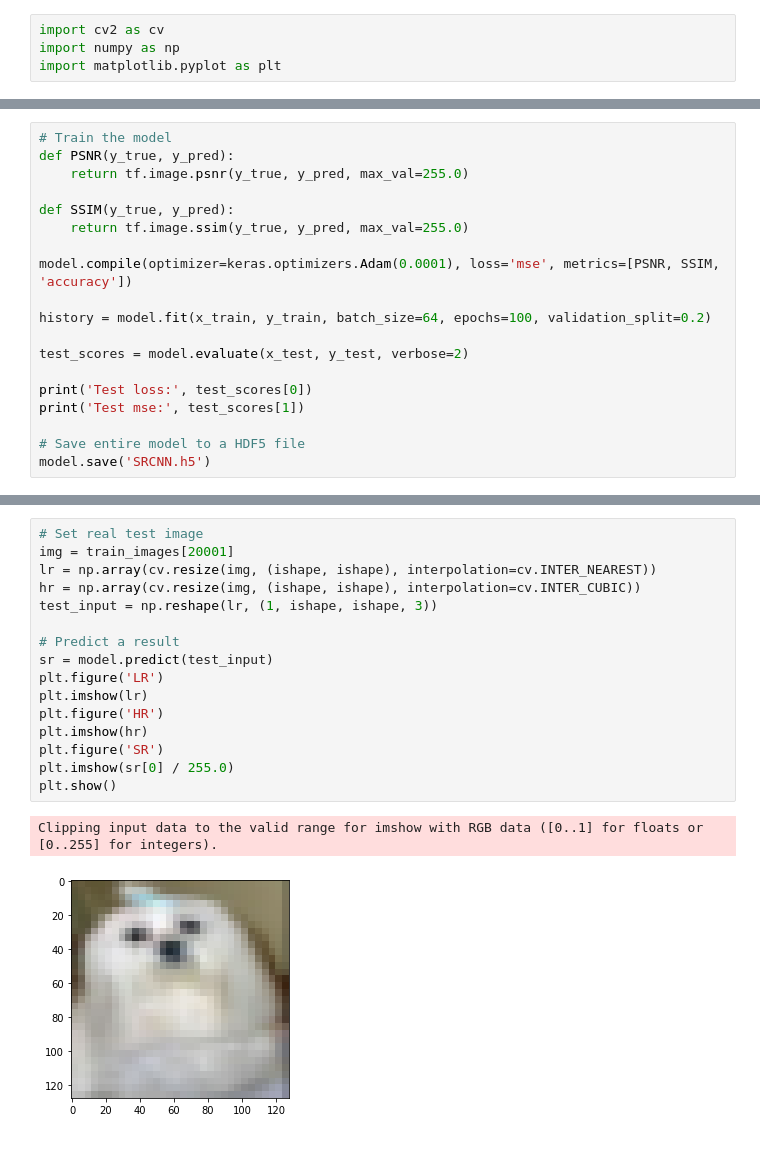
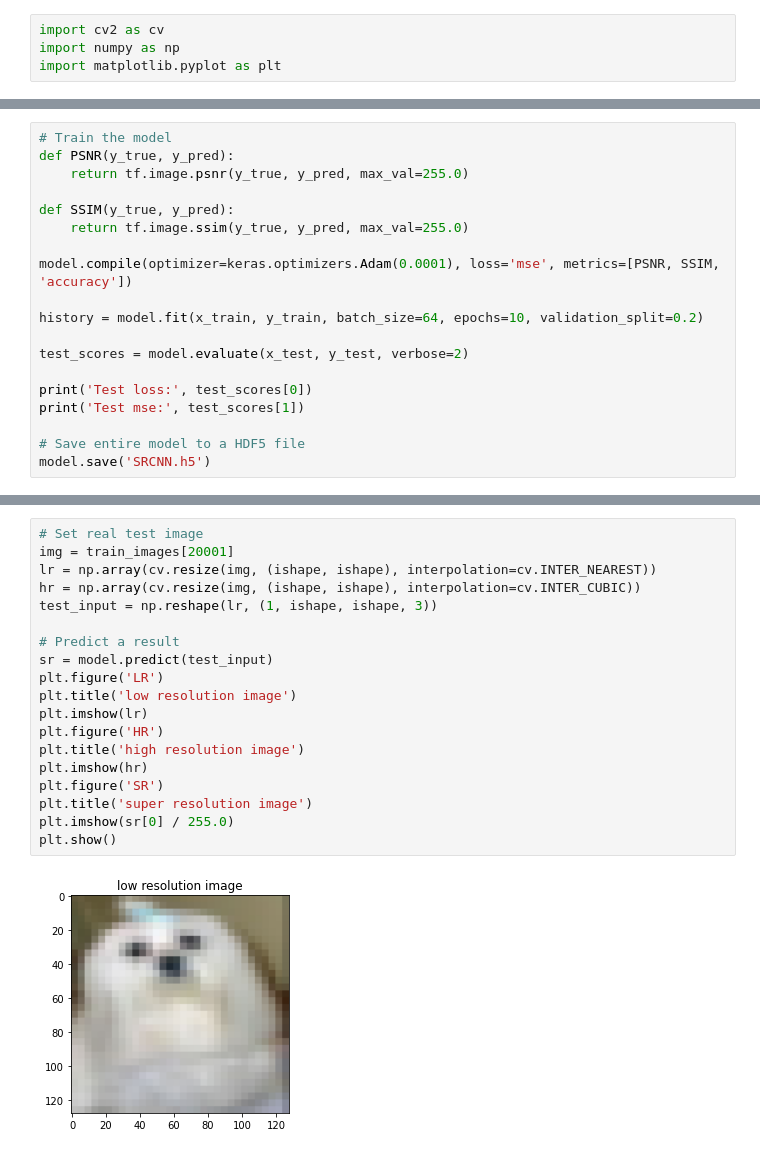
Before and after one commit to kiseonjeong/computer-vision, a Jupyter notebook: super resolution/cifar10_srcnn.ipynb, the cells around one changed output, grey strips where cells are left out. Saved outputs shown, nothing was run; the diff lists cells and outputs as text.

Commit message:
test training on low resolution image

```diff
--- a/super resolution/cifar10_srcnn.ipynb
+++ b/super resolution/cifar10_srcnn.ipynb
@@ -90,7 +94,7 @@ def SSIM(y_true, y_pred):
 
 model.compile(optimizer=keras.optimizers.Adam(0.0001), loss='mse', metrics=[PSNR, SSIM, 'accuracy'])
 
-history = model.fit(x_train, y_train, batch_size=64, epochs=100, validation_split=0.2)
+history = model.fit(x_train, y_train, batch_size=64, epochs=10, validation_split=0.2)
 
 test_scores = model.evaluate(x_test, y_test, verbose=2)
 
@@ -106,19 +124,21 @@ KeyboardInterrupt:
 # %%
 # Set real test image
 img = train_images[20001]
 lr = np.array(cv.resize(img, (ishape, ishape), interpolation=cv.INTER_NEAREST))
 hr = np.array(cv.resize(img, (ishape, ishape), interpolation=cv.INTER_CUBIC))
 test_input = np.reshape(lr, (1, ishape, ishape, 3))
 
 # Predict a result
 sr = model.predict(test_input)
 plt.figure('LR')
+plt.title('low resolution image')
 plt.imshow(lr)
 plt.figure('HR')
+plt.title('high resolution image')
 plt.imshow(hr)
 plt.figure('SR')
+plt.title('super resolution image')
 plt.imshow(sr[0] / 255.0)
 plt.show()
 # %% [output]
-Clipping input data to the valid range for imshow with RGB data ([0..1] for floats or [0..255] for integers).
-[figure, old version]
+[figure, new version]
```
Also changed, not shown: parts of 4 cells of this notebook.
